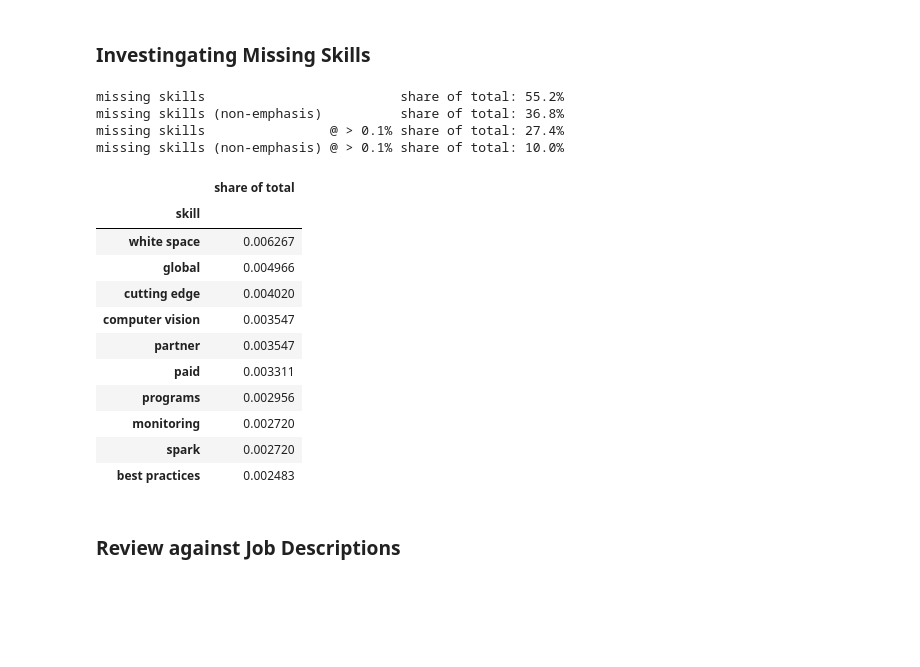
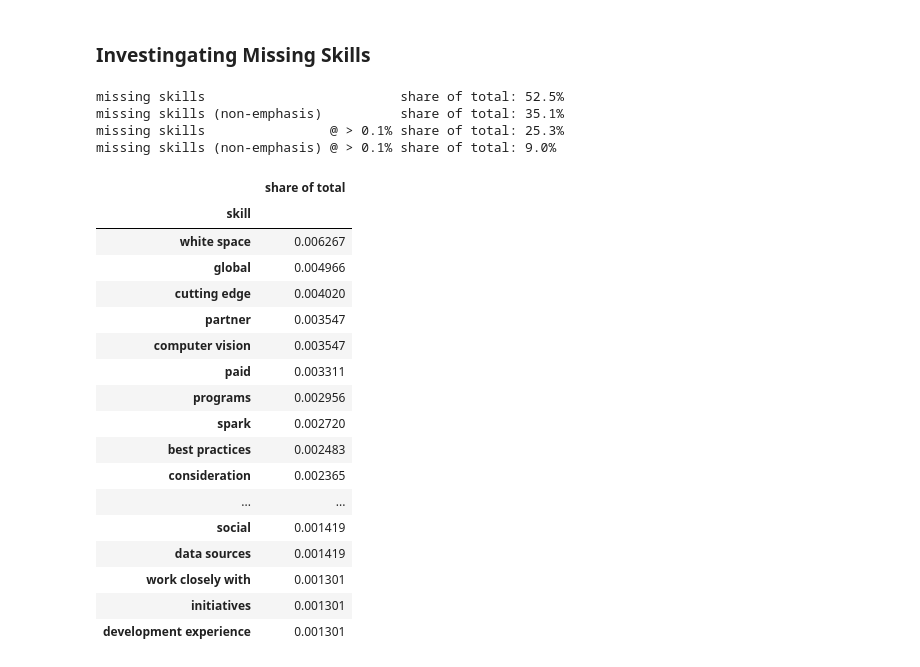
Before and after one commit to FractalMachinist/FractalMachinist.github.io, a Jupyter notebook: Resume.ipynb, the cells around one changed output. Cells and saved outputs as stored; diff of their text form; code cells hidden in the pictures; blank space fills up the shorter version.

```diff
--- a/Resume.ipynb
+++ b/Resume.ipynb
@@ -239,11 +219,13 @@ my_resume.projects = [
            headline="Task dependency management from a Graph Database",
            website="https://github.com/FractalMachinist/Interplan",
            achievements=[
-               Achievement(headline="Developed a Neo4J+React dependency resolution and task status tracking web app.",
-                           skills=my_resume.Skills("Web Development","HTML","CSS","JavaScript", "Testing", "Project Management", "Data Driven", "API Design",
-                                                   "Software Engineering")),
-               Achievement(headline="Packaged React app and Neo4J database in Docker & Kubernetes for easy migration.",
-                           skills=my_resume.Skills("Containerization", "Linux", "Bash", "Neo4J","Apache TinkerPop", "Git", "Frameworks", "Infrastructure"))
+               Achievement(headline="Developed a Neo4J+JS dependency resolution and task status tracking API.",
+                           skills=my_resume.Skills("JavaScript", "Testing", "Project Management", "Data Driven", "API Design",
+                                                   "Software Engineering", "Neo4J", "Apache Tinkerpop")),
+               Achievement(headline="Designed intuitive React app for displaying and interacting with tasks.",
+                           skills=my_resume.Skills("Web Development", "HTML", "CSS", "JavaScript", "React")),
+               Achievement(headline="Packaged Node+Neo4J in Docker & Kubernetes for easy migration.",
+                           skills=my_resume.Skills("Containerization", "Infrastructure"))
            ]),
 
     Effort(title="MarkNotes",
@@ -252,20 +234,18 @@ my_resume.projects = [
            achievements=[
                Achievement(headline="Implemented MongoDB and Node API for destructuring, storing, and querying Markdown entries as semi-structured data.",
                            skills=my_resume.Skills("MongoDB", "Data", "Data Driven", "NoSQL", "API Design", "Software Engineering")),
-               Achievement(headline="Streamlined interface for usability.",
-                            skills=my_resume.Skills("Web Development","HTML","CSS","JavaScript", "Usability", "Graphic Design")),
-               Achievement(headline="Packaged React app and MongoDB in Docker & Kubernetes.",
-                           skills=my_resume.Skills("Containerization", "Linux", "Bash", "Web Development","HTML","CSS","JavaScript",
-                                                   "Git", "Frameworks", "Infrastructure"))
+               Achievement(headline="Designed simple, intuitive React web app interface.",
+                            skills=my_resume.Skills("Web Development", "HTML", "CSS", "JavaScript", "Graphic Design")),
+               Achievement(headline="Packaged Node+MongoDB in Docker & Kubernetes.",
+                           skills=my_resume.Skills("Containerization", "Infrastructure"))
            ]),
 
     Effort(title="NetTimeLog",
            headline="Minimalist, accurate time tracking",
            # website="https://fractalmachini.st/demos/nettimelog",
            achievements=[
-               Achievement(headline="Created time-tracking web app which records what you just completed, so you never estimate"+
-                                    " what you will do or how long it will take.",
-                           skills=my_resume.Skills("Python", "Web Development","HTML","CSS","JavaScript"))])
+               Achievement(headline="Created time-tracking web app which records what you just completed, so you never estimate what you will do or how long it will take.",
+                           skills=my_resume.Skills("Web Development", "HTML", "CSS", "JavaScript"))])
 ]
 # %% [markdown]
 # Validate Resume Configuration
@@ -283,7 +286,7 @@ job_descriptions = skill_weights.get_job_descriptions(raw_job_details)
 # %%
 skill_cat._refresh()
 synonyms._refresh()
-job_skills_data = skill_weights.get_job_skills_data(raw_job_details)
+job_skill_counts = skill_weights.get_job_skill_counts(raw_job_details)
 job_skill_weights = skill_weights.get_job_skill_weights(raw_job_details, collapse_categories=False)
 # %% [markdown]
 ## Investigation & Review
@@ -297,0 +293,3 @@ resume_skills = pd.DataFrame([{
+# %%
+job_skill_shares_of_total = (job_skill_counts[["count"]] / job_skill_counts[["count"]].sum()).rename(columns={"count":"share of total"})
+skill_shares = job_skill_shares_of_total.groupby(level="skill").sum()
@@ -322,31 +511,35 @@ dtype: float64
 ### Investingating Missing Skills
 # %%
 # Skills which are **not** in my resume (*forehead*)
-missing_job_skills_shares = job_skills_shares[~job_skills_shares.index.get_level_values(2).isin(resume_skills.index)]
+missing_job_skill_shares_of_total = job_skill_shares_of_total[~job_skill_shares_of_total.index.get_level_values(2).isin(resume_skills.index)]
 
-print("missing skills                         share of total:", f"""{missing_job_skills_shares.sum().values[0]*100:.1f}%""")
-print("missing skills (non-emphasis)          share of total:", f"""{missing_job_skills_shares.query("`teal category` != 'emphasis'").sum().values[0]*100:.1f}%""")
-print("missing skills                @ > 0.1% share of total:", f"""{missing_job_skills_shares.groupby(level="skill").sum().query("`share of total` > 0.001").sum().values[0]*100:.1f}%""")
-print("missing skills (non-emphasis) @ > 0.1% share of total:", f"""{missing_job_skills_shares.query("`teal category` != 'emphasis'").groupby(level="skill").sum().query("`share of total` > 0.001").sum().values[0]*100:.1f}%""")
+print("missing skills                         share of total:", f"""{missing_job_skill_shares_of_total.sum().values[0]*100:.1f}%""")
+print("missing skills (non-emphasis)          share of total:", f"""{missing_job_skill_shares_of_total.query("`teal category` != 'emphasis'").sum().values[0]*100:.1f}%""")
+print("missing skills                @ > 0.1% share of total:", f"""{missing_job_skill_shares_of_total.groupby(level="skill").sum().query("`share of total` > 0.001").sum().values[0]*100:.1f}%""")
+print("missing skills (non-emphasis) @ > 0.1% share of total:", f"""{missing_job_skill_shares_of_total.query("`teal category` != 'emphasis'").groupby(level="skill").sum().query("`share of total` > 0.001").sum().values[0]*100:.1f}%""")
 # %% [output]
-missing skills                         share of total: 55.2%
-missing skills (non-emphasis)          share of total: 36.8%
-missing skills                @ > 0.1% share of total: 27.4%
-missing skills (non-emphasis) @ > 0.1% share of total: 10.0%
+missing skills                         share of total: 52.5%
+missing skills (non-emphasis)          share of total: 35.1%
+missing skills                @ > 0.1% share of total: 25.3%
+missing skills (non-emphasis) @ > 0.1% share of total: 9.0%
 # %%
-missing_job_skills_shares.query("`teal category` != 'emphasis'").groupby(level="skill").sum().sort_values("share of total", ascending=False).head(10)
+missing_job_skill_shares_of_total.query("`teal category` != 'emphasis'").groupby(level="skill").sum().sort_values("share of total", ascending=False).head(30)
 # %% [output]
 |  | share of total |
 | skill |  |
 | white space | 0.006267 |
 | global | 0.004966 |
 | cutting edge | 0.004020 |
+| partner | 0.003547 |
 | computer vision | 0.003547 |
-| partner | 0.003547 |
 | paid | 0.003311 |
 | programs | 0.002956 |
-| monitoring | 0.002720 |
 | spark | 0.002720 |
 | best practices | 0.002483 |
+| consideration | 0.002365 |
+| ... | ... |
+| social | 0.001419 |
+| data sources | 0.001419 |
+| work closely with | 0.001301 |
+| initiatives | 0.001301 |
+| development experience | 0.001301 |
-# %% [markdown]
-### Review against Job Descriptions
```
Also changed, not shown: parts of 16 cells of this notebook, 16 other files.
